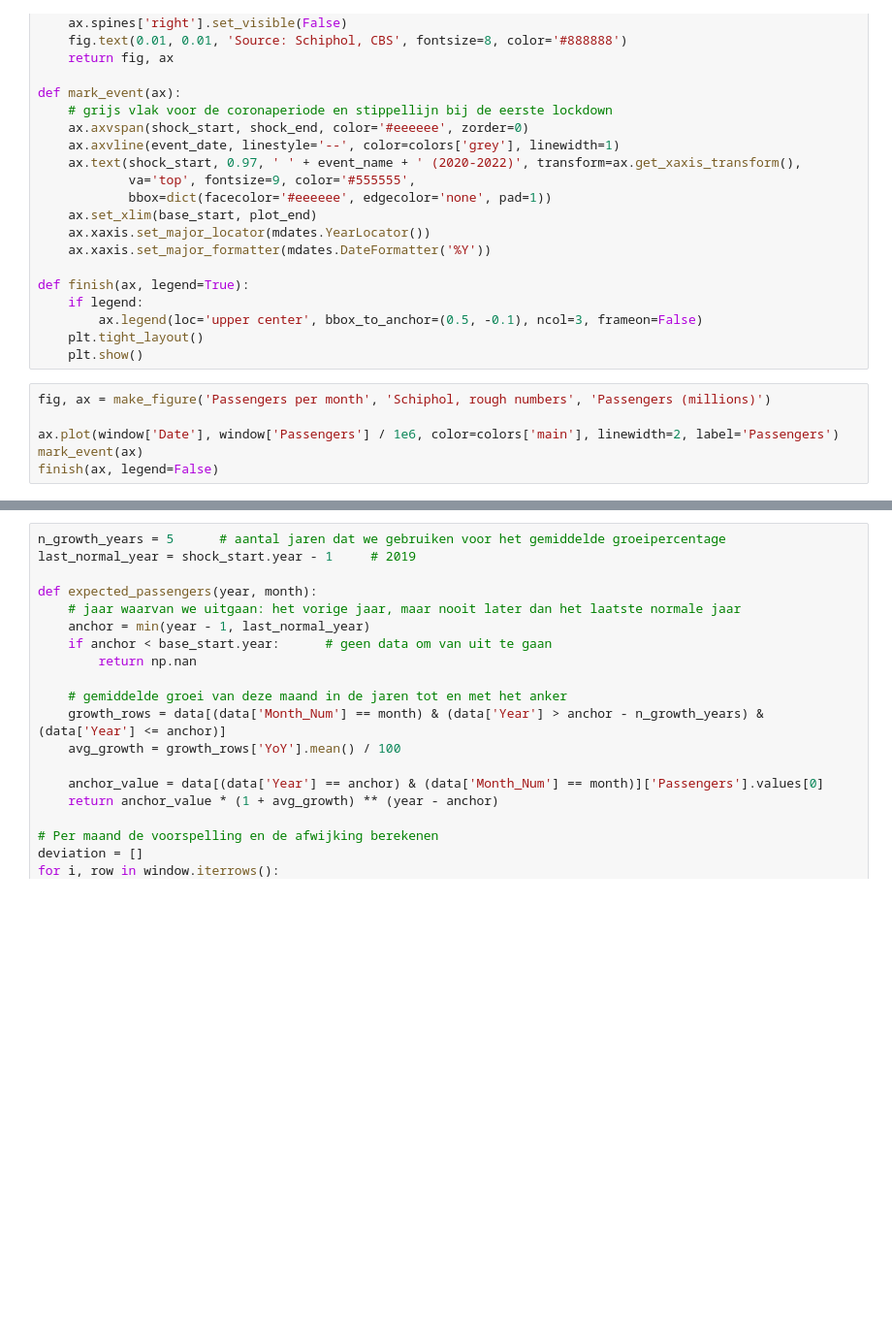
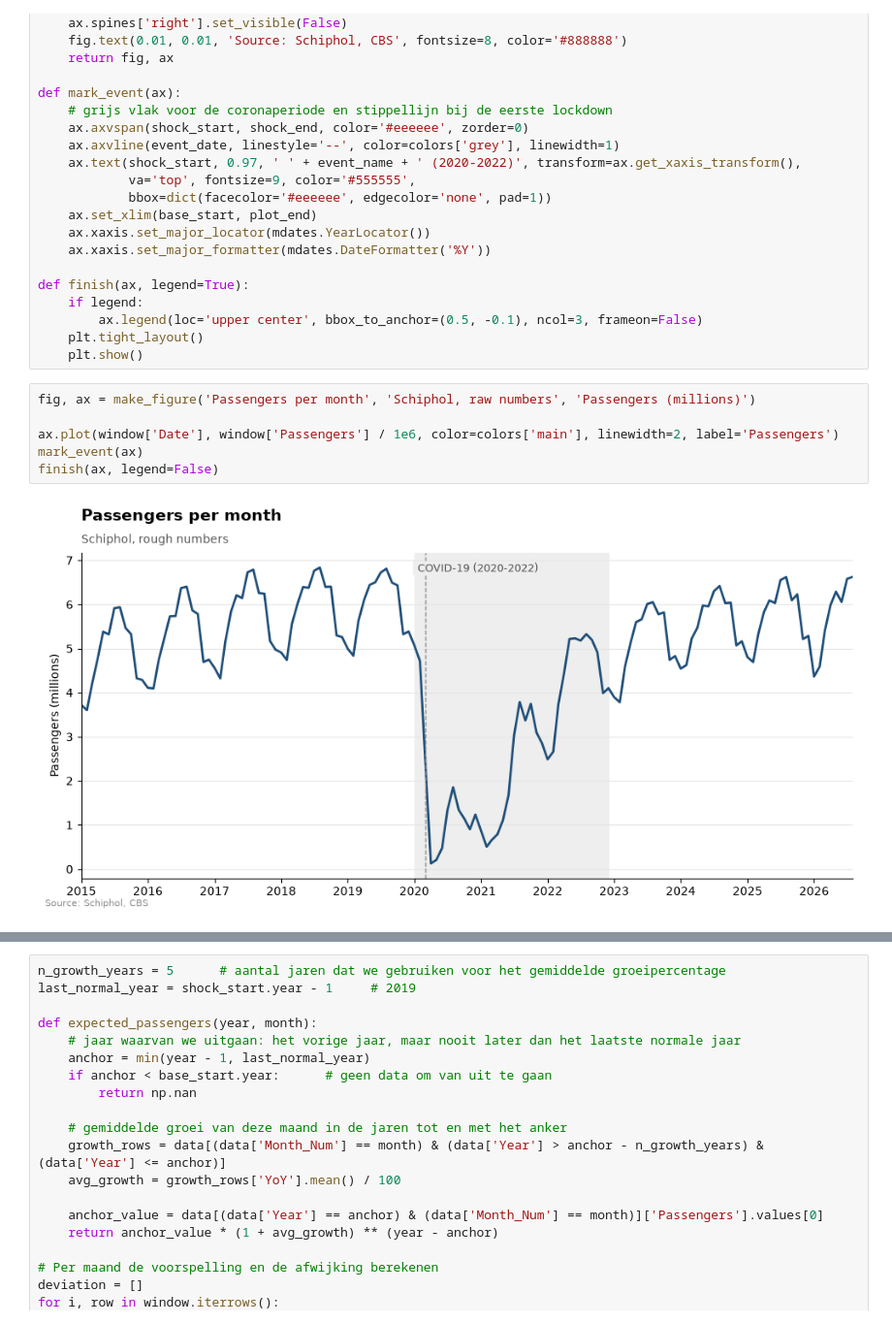
Before and after one commit to TIL6022-Python-Programming/Project_groep11, a Jupyter notebook: results_covid.ipynb, the cells around one changed output, grey strips where cells are left out. Shown at 97% size. Saved outputs shown, nothing was run; the diff lists cells and outputs as text; blank space fills up the shorter version.

```diff
--- a/results_covid.ipynb
+++ b/results_covid.ipynb
@@ -73,11 +93,13 @@ def finish(ax, legend=True):
     plt.tight_layout()
     plt.show()
 # %%
-fig, ax = make_figure('Passengers per month', 'Schiphol, rough numbers', 'Passengers (millions)')
+fig, ax = make_figure('Passengers per month', 'Schiphol, raw numbers', 'Passengers (millions)')
 
 ax.plot(window['Date'], window['Passengers'] / 1e6, color=colors['main'], linewidth=2, label='Passengers')
 mark_event(ax)
 finish(ax, legend=False)
+# %% [output]
+[figure, added]
 # %%
 fig, ax = make_figure('Passengers compared to baseline', 'Seasonally adjusted, index (' + base_label + ' = 100)', 'Index')
 
```
Also changed, not shown: parts of 8 cells of this notebook, 1 other file.
